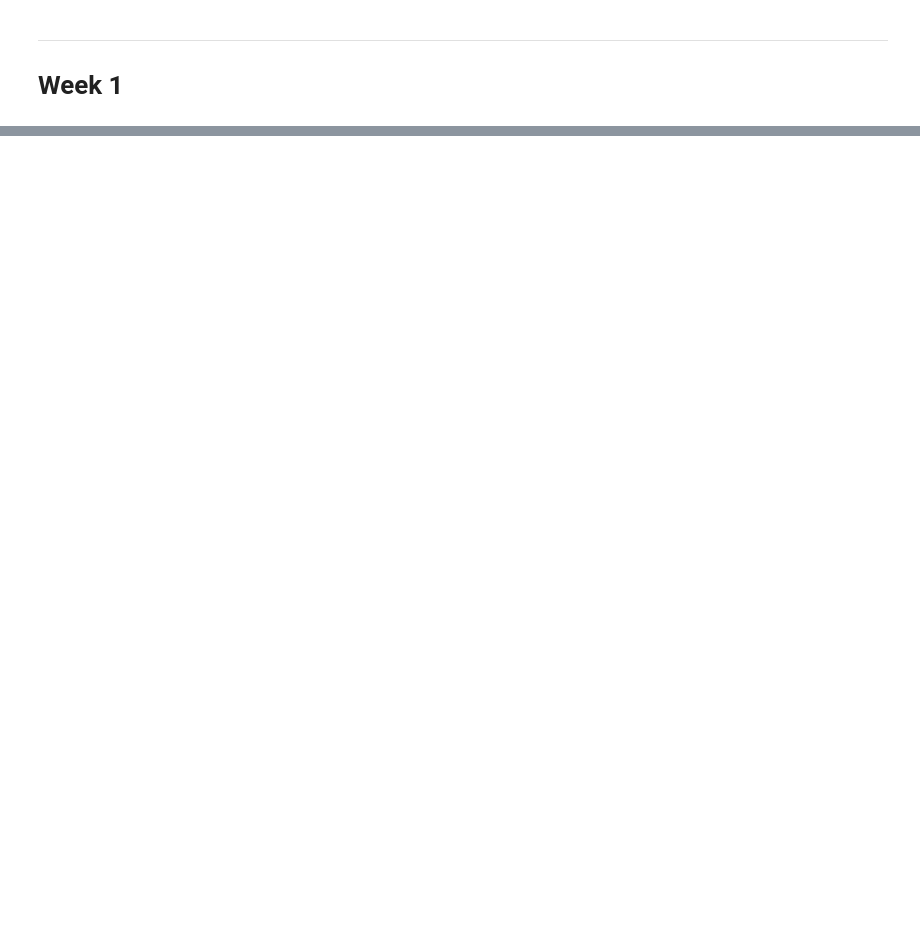
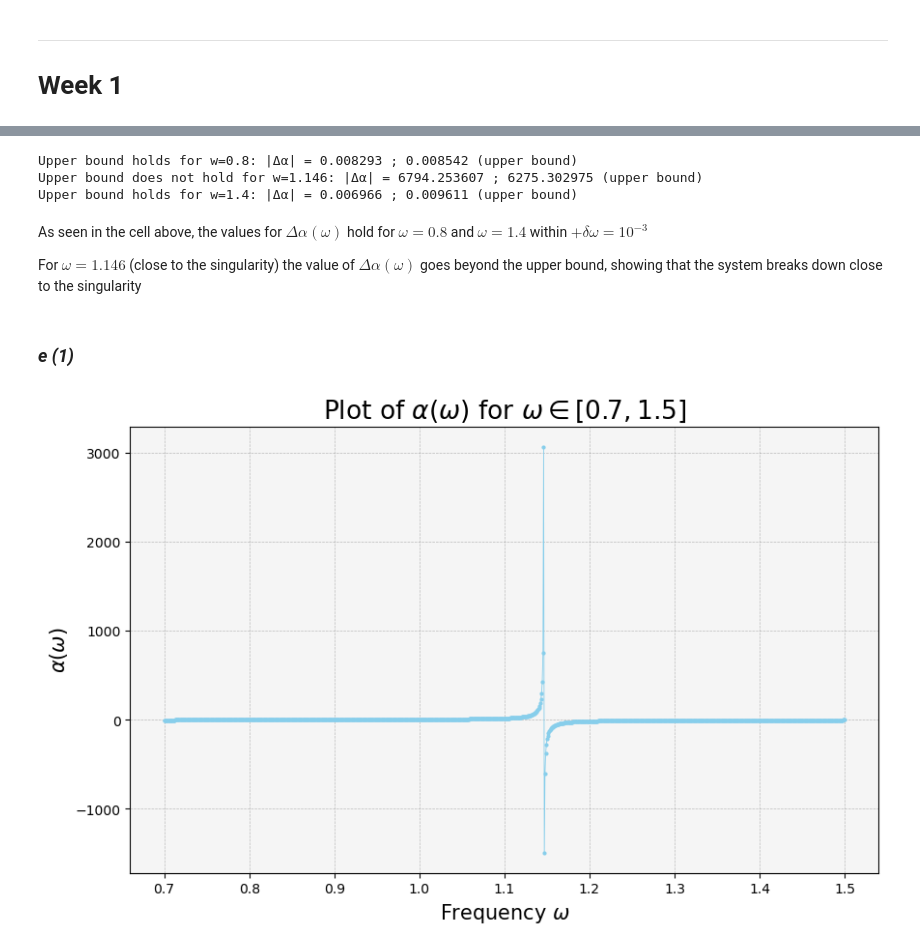
Before and after one commit to nielsdavidsen/Scientific_Computing_2025, a Jupyter notebook: Assignments/Assignment_1/Assignment1.ipynb, the cells around one changed output, grey strips where cells are left out. Saved outputs shown, nothing was run; the diff lists cells and outputs as text; code cells hidden in the pictures; blank space fills up the shorter version.

```diff
--- a/Assignments/Assignment_1/Assignment1.ipynb
+++ b/Assignments/Assignment_1/Assignment1.ipynb
@@ -29,4 +29,5 @@ Bmat = np.array([
     [ 0.01834117,-0.02907560,-0.13042524, 0.10728227,-0.12421902,-0.07509467,-0.16777868]]);
 
 yvec= np.array([-0.05677315,-0.00902581, 0.16002152, 0.07001784, 0.67801388,-0.10904168, 0.90505180]);
+z = np.block([yvec, -yvec])
 # %% [markdown]
@@ -59,0 +256,14 @@ cond_numbs = [calc_condnumb_maxnorm(E_wS(Amat, Bmat, wi)) for wi in w]
+# %%
+def solve_alpha(omega, E=E.copy(), S=S.copy(), z=z.copy()):
+    # E = E.copy()
+    # S = S.copy()
+    # z = z.copy()
+
+    M = E - omega * S
+    L, U = lu_factorize(M)
+    y = forward_substitute(L, z)
+    x = backward_substitute(U, y)
+
+    alpha = np.dot(z.T, x)
+
+    return(alpha)
@@ -59,0 +322,39 @@ cond_numbs = [calc_condnumb_maxnorm(E_wS(Amat, Bmat, wi)) for wi in w]
+# %%
+def upper_bound(cond_numb, dw, w, S=S, E=E):
+    return cond_numb * max_norm(S)/ max_norm(E - w * S) * abs(solve_alpha(w)) * abs(dw)
+
+
+def delta_alpha(w, dw):
+    return solve_alpha(w + dw) - solve_alpha(w)
+
+
+for i, wi in enumerate(w):
+    ub = upper_bound(cond_numbs[i], dw, wi)
+    da = delta_alpha(wi, dw)
+    if abs(da) < ub:
+        print(f"Upper bound holds for w={wi}: |Δα| = {abs(da):.6f} ; {ub:.6f} (upper bound)")
+    else:
+        print(f"Upper bound does not hold for w={wi}: |Δα| = {abs(da):.6f} ; {ub:.6f} (upper bound)")
+# %% [output]
+Upper bound holds for w=0.8: |Δα| = 0.008293 ; 0.008542 (upper bound)
+Upper bound does not hold for w=1.146: |Δα| = 6794.253607 ; 6275.302975 (upper bound)
+Upper bound holds for w=1.4: |Δα| = 0.006966 ; 0.009611 (upper bound)
+# %% [markdown]
+As seen in the cell above, the values for $\Delta \alpha (\omega)$ hold for $\omega=0.8$ and $\omega=1.4$ within $+\delta \omega = 10^{-3}$
+
+For $\omega = 1.146$ (close to the singularity) the value of $\Delta \alpha (\omega)$ goes beyond the upper bound, showing that the system breaks down close to the singularity
+# %% [markdown]
+### *e (1)*
+# %%
+w_list = np.linspace(0.7, 1.5, 1000)
+alphas_list = [solve_alpha(wi) for wi in w_list]
+
+fig, ax = plt.subplots(figsize=(10, 6), dpi=100)
+ax.plot(w_list, alphas_list, marker=".",  color='skyblue', ls="-", linewidth=0.6, markersize=4,)
+ax.grid(color='grey', linestyle='--', linewidth=0.5, alpha=0.5)
+ax.set_xlabel(r'Frequency $\omega$', fontsize=15)
+ax.set_ylabel(r'$\alpha(\omega)$', fontsize=15)
+ax.set_title(r'Plot of $\alpha(\omega)$ for $\omega \in [0.7, 1.5]$', fontsize=19)
+ax.set_facecolor('whitesmoke')
+# %% [output]
+[figure, added]
```
Also changed, not shown: parts of 34 cells of this notebook, 2 other files.
